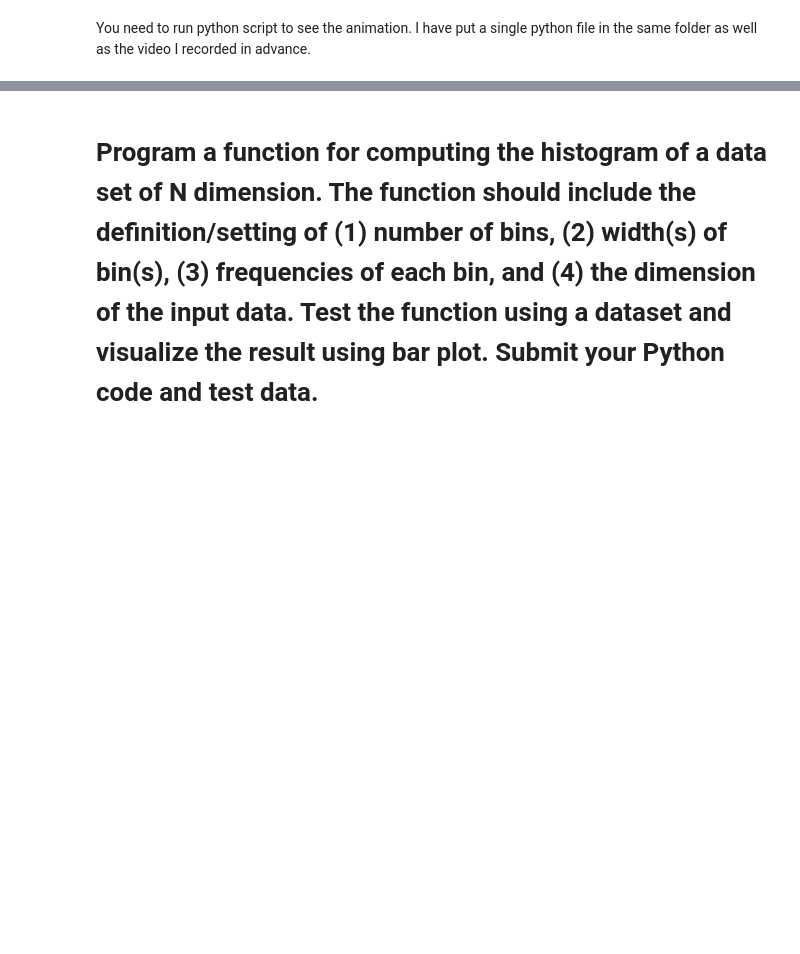
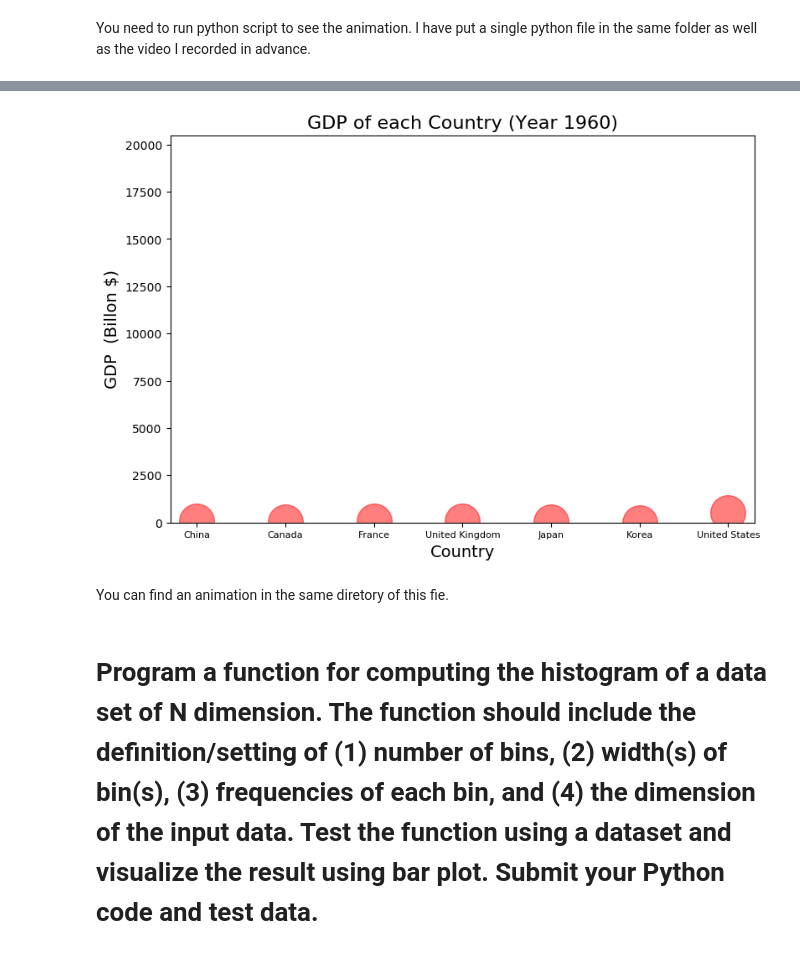
Before and after one commit to Brainor/Fudan-Data_Visualization, a Jupyter notebook: HW2/Data Visualization - Homework2.ipynb, the cells around one changed output, grey strips where cells are left out. Drawn from its saved outputs; the diff is of its cells as text; code cells hidden in the pictures; blank space fills up the shorter version.

```diff
--- a/HW2/Data Visualization - Homework2.ipynb
+++ b/HW2/Data Visualization - Homework2.ipynb
@@ -313,0 +314,3 @@ This one is just quite similar to the
+# %%
+gdp_file = pd.read_csv('./data/GDP.csv')
+gdp_file
@@ -314,2 +327,43 @@ This one is just quite similar to the
+# %%
+gdps = np.zeros((7, 2016-1960 + 1))
+countries = []
+
+with open('./data/GDP.csv') as gdp_file:
+    gdp_file.readline()
+    index = 0
+    for line in gdp_file:
+        line = line.strip().split(',')
+        countries.append(line[0])
+        gdps[index] = [float(i)/1e9 for i in line[1:]]
+        index += 1
+# %%
+fig7, ani_ax_gdp = plt.subplots(1, 1, figsize=(9, 6))
+
+country_index = [i for i in range(7)]
+p7, = plt.plot(country_index, gdps[
+               :, 0], marker='o', markersize=30, linestyle='None', color='red', alpha=.5)
+
+
+def animate_gdp(i):
+    p7.set_ydata(gdps[:, i])
+    plt.title("GDP of each Country (Year " +
+              str(i + 1960) + ")", fontsize=16)
+    return p7,
+
+ani_gdp = animation.FuncAnimation(fig=fig7, func=animate_gdp,
+                                  frames=2016 - 1960 + 1, interval=200, blit=False)
+ani_ax_gdp.set_xlabel("Country", fontsize=14)
+ani_ax_gdp.set_ylabel("GDP  (Billon $)", fontsize=14)
+ani_ax_gdp.set_xticks(country_index)
+ani_ax_gdp.set_xticklabels(["" + i for i in countries], fontsize=8)
+
+lower = min([min(i) for i in gdps]) * 0.9
+upper = max([max(i) for i in gdps]) * 1.1
+ani_ax_gdp.set_ylim(lower, upper)
+plt.show()
+# %% [output]
+[figure, added]
+# %% [markdown]
+You can find an animation in the same diretory of this fie.
 # %% [markdown]
 # Program a function for computing the histogram of a data set of N dimension. The function should include the definition/setting of (1) number of bins, (2) width(s) of bin(s), (3) frequencies of each bin, and (4) the dimension of the input data. Test the function using a dataset and visualize the result using bar plot. Submit your Python code and test data.
```
Also changed, not shown: parts of 4 cells of this notebook, 4 other files.
